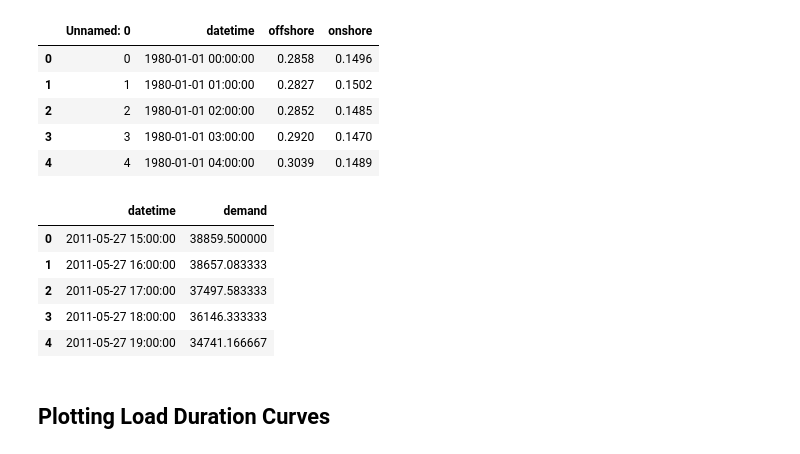
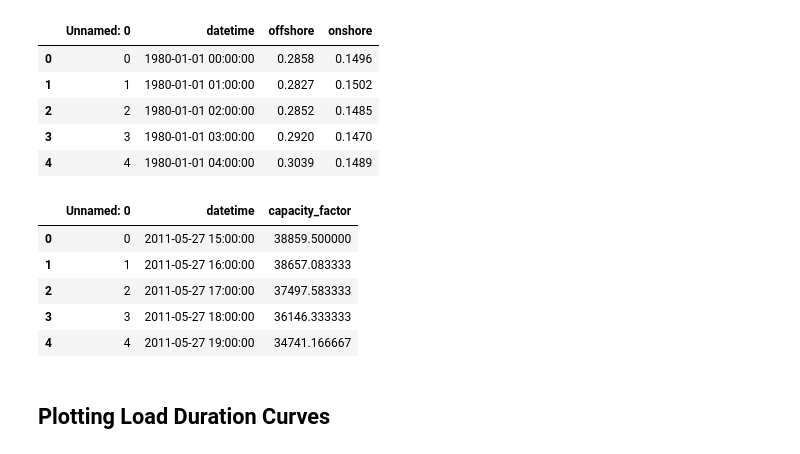
Before and after one commit to alexanderkell/temporal_granularity, a Jupyter notebook: notebooks/metrics/4.0-ajmk-comparing-years.ipynb, the cells around one changed output. Saved outputs shown, nothing was run; the diff lists cells and outputs as text; code cells hidden in the pictures.

```diff
--- a/notebooks/metrics/4.0-ajmk-comparing-years.ipynb
+++ b/notebooks/metrics/4.0-ajmk-comparing-years.ipynb
@@ -33,19 +33,19 @@ wind.head()
 | 3 | 3 | 1980-01-01 03:00:00 | 0.2920 | 0.1470 |
 | 4 | 4 | 1980-01-01 04:00:00 | 0.3039 | 0.1489 |
 # %%
-demand = pd.read_csv('{}/data/processed/demand/electricity_demand.csv'.format(project_dir))
-demand['datetime']=pd.to_datetime(demand[' timestamp'])
-demand = demand.drop(['id', ' timestamp'], axis=1)
-demand = demand.set_index('datetime').resample('h').mean()
-demand = demand.reset_index()
+demand = pd.read_csv('{}/data/processed/demand/load_processed.csv'.format(project_dir))
+demand['datetime']=pd.to_datetime(demand['datetime'])
+# demand = demand.drop(['id', ' timestamp'], axis=1)
+# demand = demand.set_index('datetime').resample('h').mean()
+# demand = demand.reset_index()
 demand.head()
 # %% [output]
-|  | datetime | demand |
-| 0 | 2011-05-27 15:00:00 | 38859.500000 |
-| 1 | 2011-05-27 16:00:00 | 38657.083333 |
-| 2 | 2011-05-27 17:00:00 | 37497.583333 |
-| 3 | 2011-05-27 18:00:00 | 36146.333333 |
-| 4 | 2011-05-27 19:00:00 | 34741.166667 |
+|  | Unnamed: 0 | datetime | capacity_factor |
+| 0 | 0 | 2011-05-27 15:00:00 | 38859.500000 |
+| 1 | 1 | 2011-05-27 16:00:00 | 38657.083333 |
+| 2 | 2 | 2011-05-27 17:00:00 | 37497.583333 |
+| 3 | 3 | 2011-05-27 18:00:00 | 36146.333333 |
+| 4 | 4 | 2011-05-27 19:00:00 | 34741.166667 |
 # %% [markdown]
 ## Plotting Load Duration Curves
 # %%
```
Also changed, not shown: parts of 3 cells of this notebook, 4 other files.
